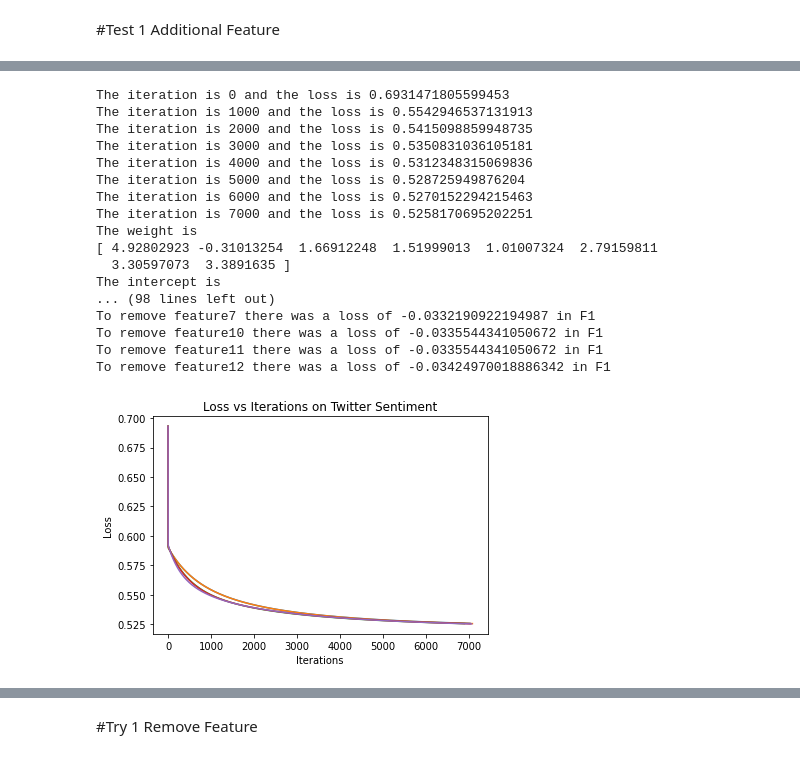
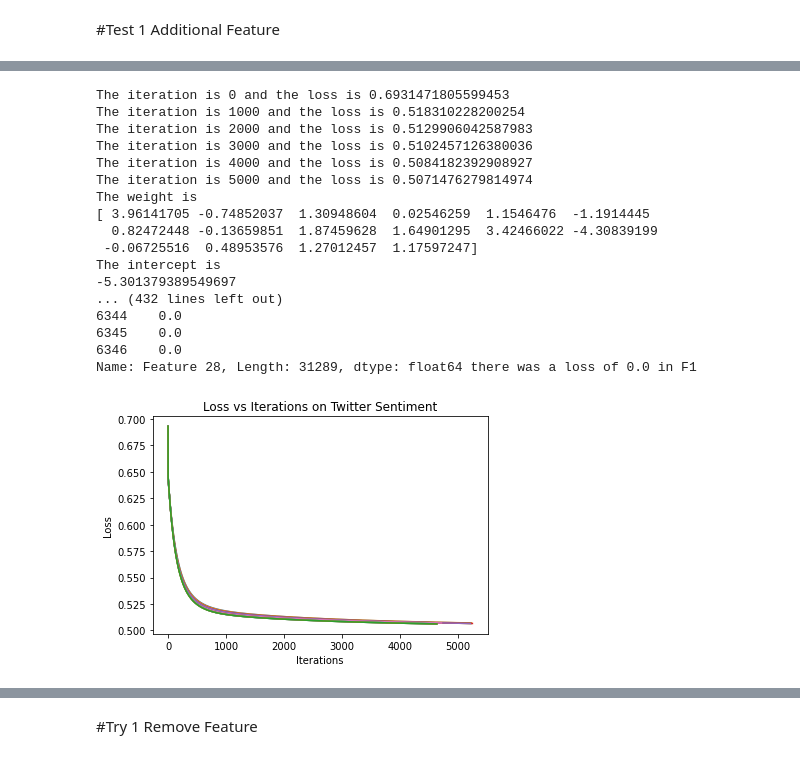
Before and after one commit to dldowning/Fall2022-5222, a Jupyter notebook: All_Features_Downing_Roberts_5222_Project_2.ipynb, the cells around one changed output, grey strips where cells are left out. Cells and saved outputs as stored; diff of their text form; code cells hidden in the pictures.

```diff
--- a/All_Features_Downing_Roberts_5222_Project_2.ipynb
+++ b/All_Features_Downing_Roberts_5222_Project_2.ipynb
@@ -784,7 +852,7 @@ dft = dft_updated
 #Forward Selection of Features
 # %%
 dfc=pd.concat([df, dft])
-Xc=dfc.drop(columns=['Twitter','Label','Twitter_tokens','Token_len'])
+Xc=dfc.drop(columns=['Twitter','Label','Twitter_tokens','Token_len','Original Tweet','feature24']) #whats wrong with feature24?
 yc=dfc['Label']
 # %%
 def best_feature_maker(x,y):
@@ -904,7 +976,4 @@ dft.head()
 # %%
-dfc=pd.concat([df, dft])
-Xc=dfc.drop(columns=['Twitter','Label','Twitter_tokens','Token_len'])
-yc=dfc['Label']
 X_train, X_test, y_train, y_test = train_test_split(
 Xc, yc, test_size=0.2, random_state=42)
 # %%
@@ -1015,32 +1090,33 @@ Adding feature12 to the removed features list
 # %%
 f1_diff_add=[]
-f1_selected = 0.8089763431350873
+f1_selected = 0.8242088242088242
 for i in range(0,len(removed_features)):
   new=removed_features[i]
-  difference=try_add_feature(Xc_selected,yc,new,f1_selected)
+  Xc_OG=Xc_selected
+  difference=try_add_feature(Xc_OG,yc,new,f1_selected)
   f1_diff_add.append(difference)
   print("---------------")
 for i in range(0,len(removed_features)):
-  print("To remove " + str(removed_features[i].name) + " there was a loss of " + str(f1_diff_add[i]) + " in F1")
+  print("To remove " + str(removed_features[i]) + " there was a loss of " + str(f1_diff_add[i]) + " in F1")
 # %% [output]
 The iteration is 0 and the loss is 0.6931471805599453
-The iteration is 1000 and the loss is 0.5542946537131913
-The iteration is 2000 and the loss is 0.5415098859948735
-The iteration is 3000 and the loss is 0.5350831036105181
-The iteration is 4000 and the loss is 0.5312348315069836
-The iteration is 5000 and the loss is 0.528725949876204
-The iteration is 6000 and the loss is 0.5270152294215463
-The iteration is 7000 and the loss is 0.5258170695202251
+The iteration is 1000 and the loss is 0.518310228200254
+The iteration is 2000 and the loss is 0.5129906042587983
+The iteration is 3000 and the loss is 0.5102457126380036
+The iteration is 4000 and the loss is 0.5084182392908927
+The iteration is 5000 and the loss is 0.5071476279814974
 The weight is
-[ 4.92802923 -0.31013254  1.66912248  1.51999013  1.01007324  2.79159811
-  3.30597073  3.3891635 ]
+[ 3.96141705 -0.74852037  1.30948604  0.02546259  1.1546476  -1.1914445
+  0.82472448 -0.13659851  1.87459628  1.64901295  3.42466022 -4.30839199
+ -0.06725516  0.48953576  1.27012457  1.17597247]
 The intercept is
-... (98 lines left out)
-To remove feature7 there was a loss of -0.0332190922194987 in F1
-To remove feature10 there was a loss of -0.0335544341050672 in F1
-To remove feature11 there was a loss of -0.0335544341050672 in F1
-To remove feature12 there was a loss of -0.03424970018886342 in F1
+-5.301379389549697
+... (432 lines left out)
+6344    0.0
+6345    0.0
+6346    0.0
+Name: Feature 28, Length: 31289, dtype: float64 there was a loss of 0.0 in F1
-[figure, old version]
+[figure, new version]
 # %%
 for i in range(0,len(removed_features)):
   print("To remove " + str(removed_features[i].name) + " there was a loss of " + str(f1_diff_add[i]) + " in F1")
```
Also changed, not shown: parts of 21 cells of this notebook.
